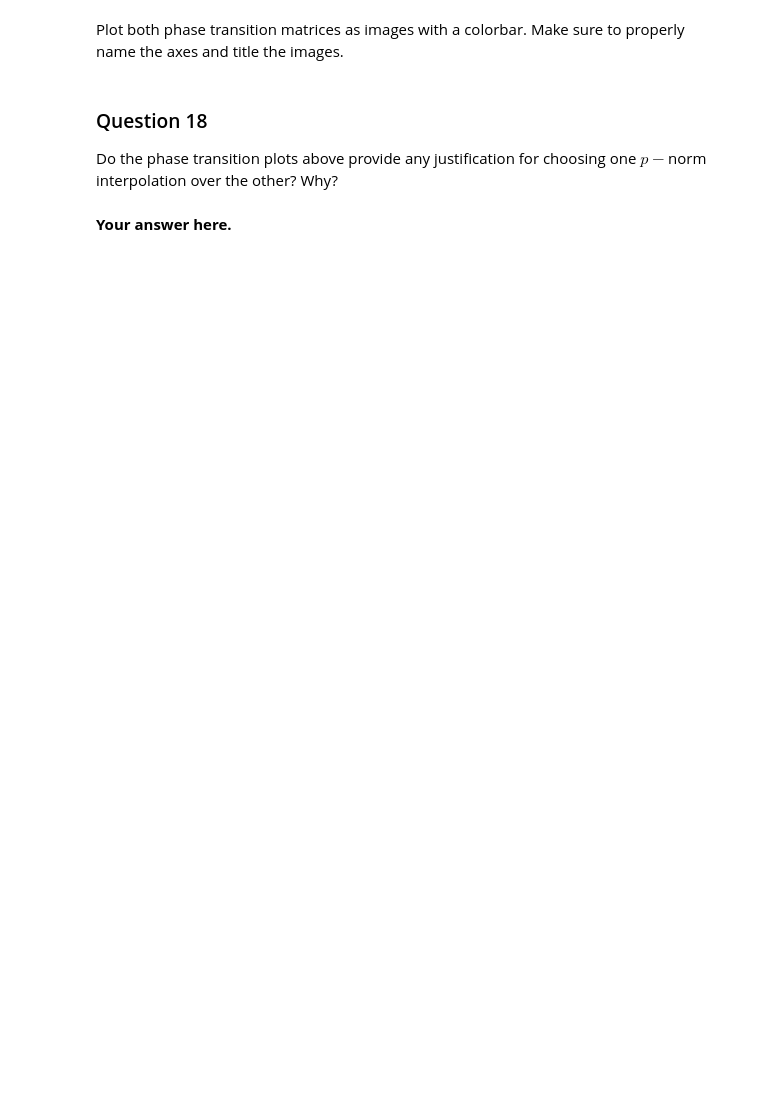
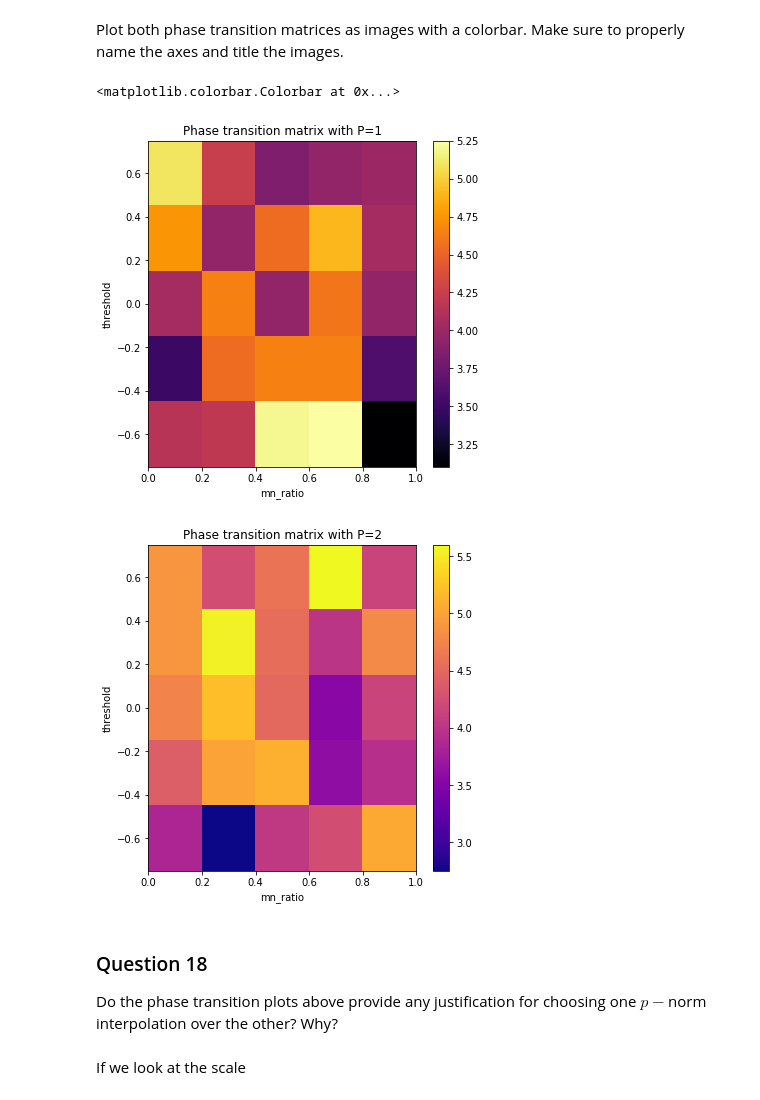
Before and after one commit to swouf/ntds_IMDb_team4, a Jupyter notebook: 4_graph_signal_processing.ipynb, the cells around one changed output. Drawn from its saved outputs; the diff is of its cells as text; code cells hidden in the pictures; blank space fills up the shorter version.

```diff
--- a/4_graph_signal_processing.ipynb
+++ b/4_graph_signal_processing.ipynb
@@ -433,0 +556,8 @@ pt_matrix_2norm = # Your code here.
+# %%
+mn_ratios = np.array([0.2,0.4,0.6,0.8,1])
+
+thresholds = np.array([-0.75,-0.25,0,0.25,0.75])
+
+pt_matrix_1norm = phase_transition(mn_ratios, thresholds, 20, labels_bin, 1)
+
+pt_matrix_2norm = phase_transition(mn_ratios, thresholds, 20, labels_bin, 2)
@@ -438,6 +581,26 @@ Plot both phase transition matrices as images with a colorbar. Make sure to prop
+# %%
+plt.figure(figsize=(6,6))
+ax = plt.subplot(111)
+im = ax.imshow(pt_matrix_1norm,extent=[0,1,-0.75,0.75],aspect='auto',cmap='inferno')
+plt.title('Phase transition matrix with P=1')
+plt.xlabel('mn_ratio')
+plt.ylabel('threshold')
+plt.colorbar(im)
+
+plt.figure(figsize=(6,6))
+ax2 = plt.subplot(111)
+im = ax2.imshow(pt_matrix_2norm,extent=[0,1,-0.75,0.75],aspect='auto',cmap='plasma')
+plt.title('Phase transition matrix with P=2')
+plt.xlabel('mn_ratio')
+plt.ylabel('threshold')
+plt.colorbar(im)
+# %% [output]
+<matplotlib.colorbar.Colorbar at 0x...>
+[figure, added]
+[figure, added]
 # %% [markdown]
 ### Question 18
 
 Do the phase transition plots above provide any justification for choosing one $p-$norm interpolation over the other? Why?
-# %% [markdown]
-**Your answer here.**
+# %% [markdown]
+If we look at the scale
```
Also changed, not shown: parts of 21 cells of this notebook.
